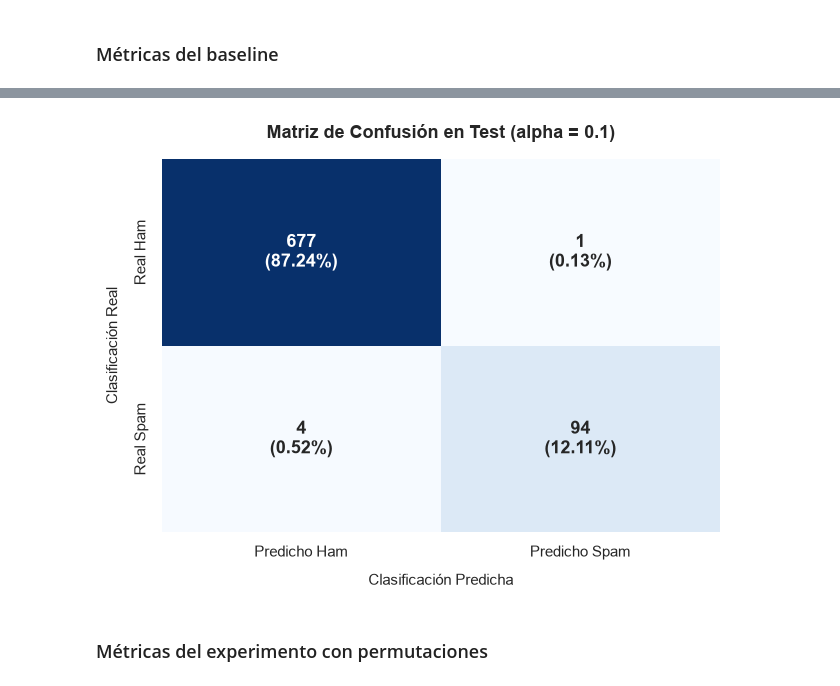
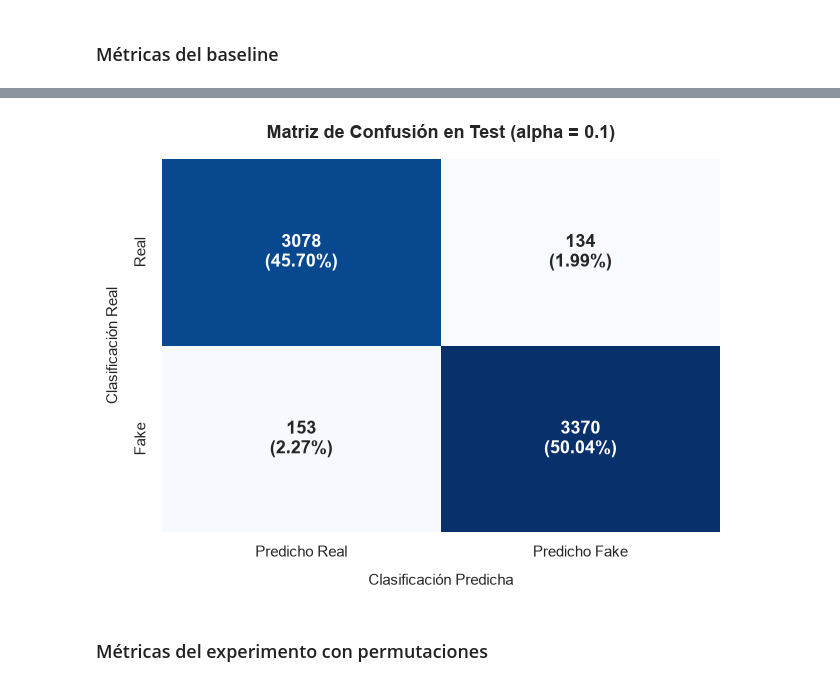
Before and after one commit to kao05/SpamAnalysis-TextMining, a Jupyter notebook: Project.ipynb, the cells around one changed output, grey strips where cells are left out. Cells and saved outputs as stored; diff of their text form; code cells hidden in the pictures.

```diff
--- a/Project.ipynb
+++ b/Project.ipynb
@@ -84,8 +101,8 @@ mensajes duplicados: 403
 # %%
 #@title quitar duplicados antes de dividir y etiqueta numérica
-df = df.drop_duplicates(subset='message', keep='first').reset_index(drop=True)
-df['y'] = (df['label'] == 'spam').astype(int)
+df = df.drop_duplicates(subset='text', keep='first').reset_index(drop=True)
+df['y'] = (df['label'] == 'Fake').astype(int)
 
 print('tamaño después de quitar duplicados:', df.shape)
-print('proporción de spam:', round(df['y'].mean(), 4))
+print('proporción de Noticias Falsas:', round(df['y'].mean(), 4))
 # %% [output]
@@ -94,17 +111,29 @@ proporción de spam: 0.1263
+# %%
+df['y'] = (df['label'] == 'Fake').astype(int)
 # %%
 #@title logitudes por clase
-df['n_caracteres'] = df['message'].str.len()
-df['n_palabras'] = df['message'].str.split().str.len()
+df['n_caracteres'] = df['text'].str.len()
+df['n_palabras'] = df['text'].str.split().str.len()
 
 print(df.groupby('label')[['n_caracteres', 'n_palabras']].describe().T.round(2))
 
 fig, ejes = plt.subplots(1, 2, figsize=(11, 3.5))
+
 for etiqueta, grupo in df.groupby('label'):
-    ejes[0].hist(grupo['n_caracteres'], bins=40, alpha=0.6, density=True, label=etiqueta)
-    ejes[1].hist(grupo['n_palabras'], bins=40, alpha=0.6, density=True, label=etiqueta)
+    ejes[0].hist(
+        grupo['n_caracteres'],
+        bins=40, alpha=0.6, density=True, label=etiqueta
+    )
+    ejes[1].hist(
+        grupo['n_palabras'],
+        bins=40, alpha=0.6, density=True, label=etiqueta
+    )
+
 ejes[0].set_title('longitud en caracteres')
 ejes[1].set_title('longitud en palabras')
 ejes[0].legend()
+ejes[1].legend()
+
 plt.tight_layout()
 plt.show()
 # %% [output]
@@ -150,7 +188,7 @@ ham -> [('i', 2793), ('you', 1880), ('to', 1481), ('the', 1062), ('a', 974), ('u
 ## Train, Dev y Test
 Implementada con muestreo estratificado, proporciones 70/15/15 y semilla fija.
 # %%
-x_texto = df['message']
+x_texto = df['text']
 y = df['y']
 
 x_train_txt, x_temp_txt, y_train, y_temp = train_test_split( x_texto, y, test_size=0.30, stratify=y, random_state=seed)
@@ -400,33 +438,33 @@ plt.show()
 # %%
 # Configuración visual
 plt.figure(figsize=(6.5, 5))
 sns.set_theme(style="white")
 
 # Matriz de confusión con conteos y porcentajes
 conteos = [f"{valor:d}" for valor in cm.flatten()]
 porcentajes = [f"({valor:.2%})" for valor in cm.flatten() / np.sum(cm)]
 etiquetas = np.array([f"{c}\n{p}" for c, p in zip(conteos, porcentajes)]).reshape(2, 2)
 
 sns.heatmap(
     cm,
     annot=etiquetas,
     fmt='',
     cmap='Blues',
     cbar=False,
-    xticklabels=['Predicho Ham', 'Predicho Spam'],
-    yticklabels=['Real Ham', 'Real Spam'],
+    xticklabels=['Predicho Real', 'Predicho Fake'],
+    yticklabels=['Real', 'Fake'],
     annot_kws={"size": 13, "weight": "bold"}
 )
 
 # Título corregido sin secuencias de escape no procesadas
 plt.title('Matriz de Confusión en Test (alpha = 0.1)', fontsize=13, fontweight='bold', pad=15)
 plt.xlabel('Clasificación Predicha', fontsize=11, labelpad=10)
 plt.ylabel('Clasificación Real', fontsize=11, labelpad=10)
 
 plt.tight_layout()
 plt.show()
 # %% [output]
-[figure, old version]
+[figure, new version]
 # %% [markdown]
 ### Métricas del experimento con permutaciones
 # %%
```
Also changed, not shown: parts of 17 cells of this notebook.
